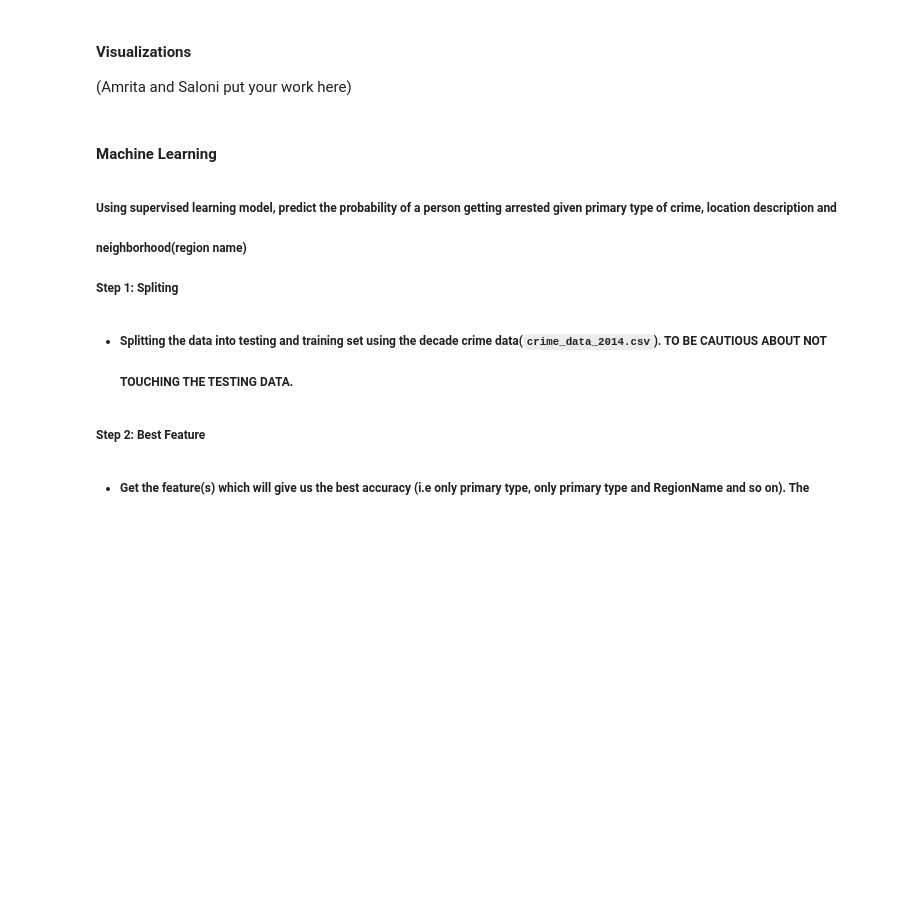
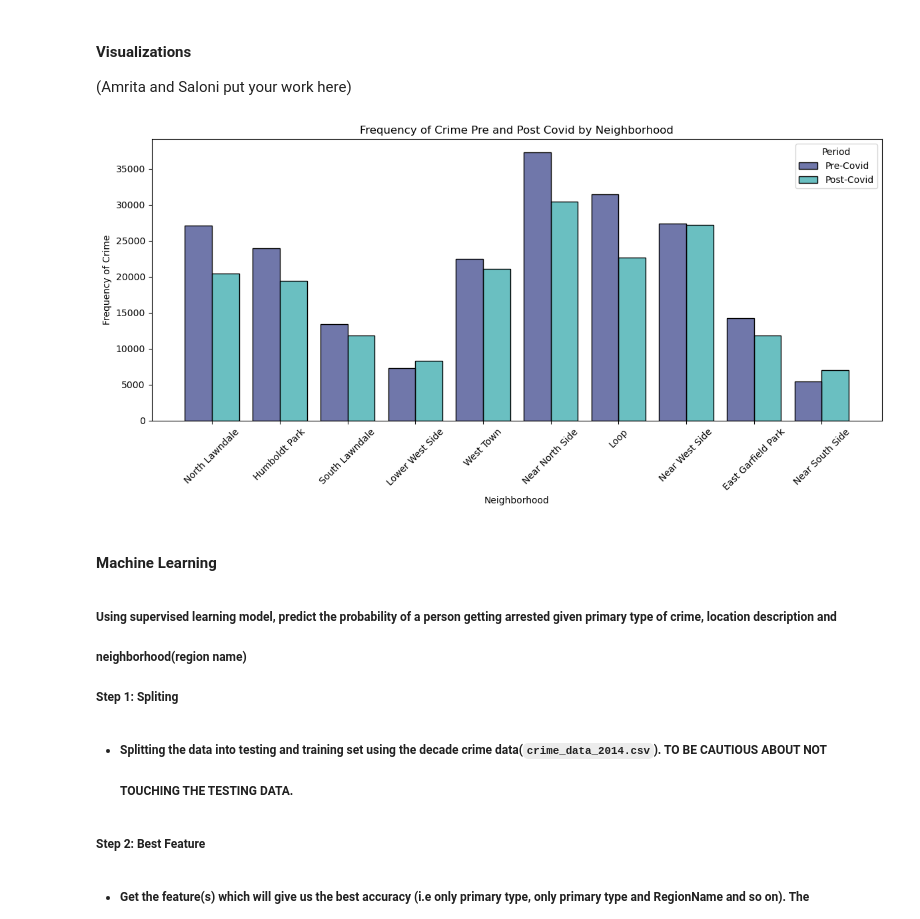
Before and after one commit to rajpatel322/group-project-kungfu-pandas, a Jupyter notebook: Progress_Report.ipynb, the cells around one changed output. Cells and saved outputs as stored; diff of their text form; code cells hidden in the pictures; blank space fills up the shorter version.

Commit message:
Added visualization to report

```diff
--- a/Progress_Report.ipynb
+++ b/Progress_Report.ipynb
@@ -102,6 +103,10 @@ cleanHousingData(neighborhood_data)
 #### Visualizations
 <!-- <div><img src= 'https://media.sproutsocial.com/uploads/2023/10/Data-Visualization-Final.jpg' width=100></div> -->
 (Amrita and Saloni put your work here)
+# %%
+visualization_one()
+# %% [output]
+[figure, added]
 # %% [markdown]
 #### Machine Learning
 <h1 style="font-size: 12px">
```
Also changed, not shown: parts of 1 cell of this notebook, 1 other file.
